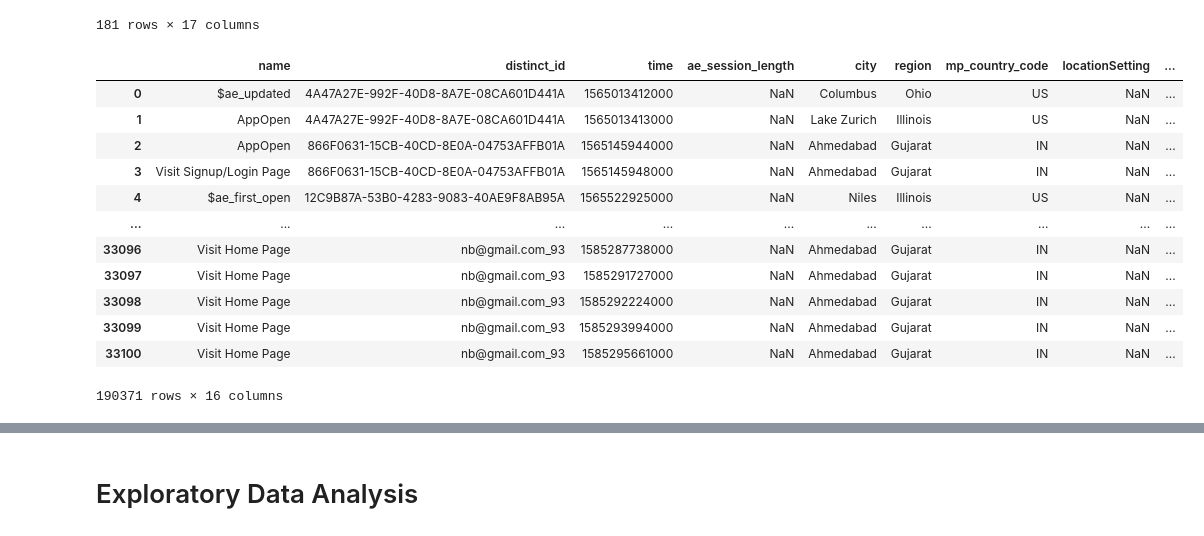
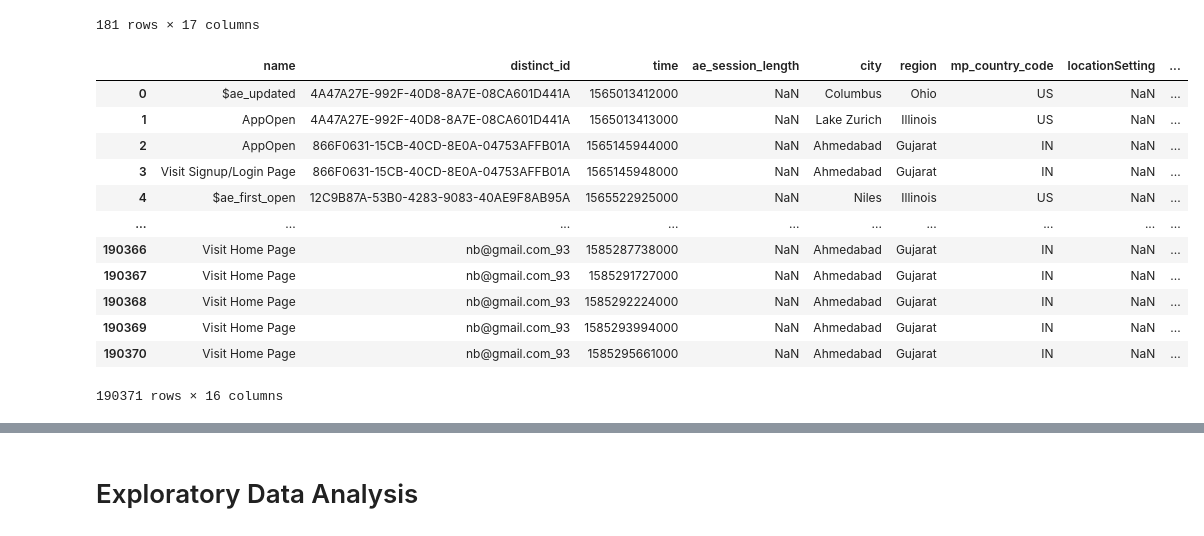
Before and after one commit to prkrishnan1/Simmer_DSS_SP20_Project_1, a Jupyter notebook: EDA_Charles.ipynb, the cells around one changed output, grey strips where cells are left out. Drawn from its saved outputs; the diff is of its cells as text; code cells hidden in the pictures.

```diff
--- a/EDA_Charles.ipynb
+++ b/EDA_Charles.ipynb
@@ -100,26 +100,28 @@ useful_features_event = ['name',
 def clean_event(event_data, features):
     event_data = event_data.loc[:, features]
     event_data.rename(columns=lambda x: re.sub('properties.|\$','',x), inplace=True)
+    event_data['ImageUploaded'].fillna(False, inplace=True)
+    event_data['ImageUploaded'] = event_data['ImageUploaded'].astype('int')
     return event_data
 # %%
 aug_sep_cleaned = clean_event(aug_sep, useful_features_event)
 oct_nov_cleaned = clean_event(oct_nov, useful_features_event)
 dec_jan_cleaned = clean_event(dec_jan, useful_features_event)
 feb_mar_cleaned = clean_event(feb_mar, useful_features_event)
-past_7_months = aug_sep_cleaned.append(oct_nov_cleaned).append(dec_jan_cleaned).append(feb_mar_cleaned)
+past_7_months = aug_sep_cleaned.append(oct_nov_cleaned).append(dec_jan_cleaned).append(feb_mar_cleaned).reset_index(drop=True)
 past_7_months
 # %% [output]
 |  | name | distinct_id | time | ae_session_length | city | region | mp_country_code | locationSetting | ... |
 | 0 | $ae_updated | 4A47A27E-992F-40D8-8A7E-08CA601D441A | 1565013412000 | NaN | Columbus | Ohio | US | NaN | ... |
 | 1 | AppOpen | 4A47A27E-992F-40D8-8A7E-08CA601D441A | 1565013413000 | NaN | Lake Zurich | Illinois | US | NaN | ... |
 | 2 | AppOpen | 866F0631-15CB-40CD-8E0A-04753AFFB01A | 1565145944000 | NaN | Ahmedabad | Gujarat | IN | NaN | ... |
 | 3 | Visit Signup/Login Page | 866F0631-15CB-40CD-8E0A-04753AFFB01A | 1565145948000 | NaN | Ahmedabad | Gujarat | IN | NaN | ... |
 | 4 | $ae_first_open | 12C9B87A-53B0-4283-9083-40AE9F8AB95A | 1565522925000 | NaN | Niles | Illinois | US | NaN | ... |
 | ... | ... | ... | ... | ... | ... | ... | ... | ... | ... |
-| 33096 | Visit Home Page | nb@gmail.com_93 | 1585287738000 | NaN | Ahmedabad | Gujarat | IN | NaN | ... |
-| 33097 | Visit Home Page | nb@gmail.com_93 | 1585291727000 | NaN | Ahmedabad | Gujarat | IN | NaN | ... |
-| 33098 | Visit Home Page | nb@gmail.com_93 | 1585292224000 | NaN | Ahmedabad | Gujarat | IN | NaN | ... |
-| 33099 | Visit Home Page | nb@gmail.com_93 | 1585293994000 | NaN | Ahmedabad | Gujarat | IN | NaN | ... |
-| 33100 | Visit Home Page | nb@gmail.com_93 | 1585295661000 | NaN | Ahmedabad | Gujarat | IN | NaN | ... |
+| 190366 | Visit Home Page | nb@gmail.com_93 | 1585287738000 | NaN | Ahmedabad | Gujarat | IN | NaN | ... |
+| 190367 | Visit Home Page | nb@gmail.com_93 | 1585291727000 | NaN | Ahmedabad | Gujarat | IN | NaN | ... |
+| 190368 | Visit Home Page | nb@gmail.com_93 | 1585292224000 | NaN | Ahmedabad | Gujarat | IN | NaN | ... |
+| 190369 | Visit Home Page | nb@gmail.com_93 | 1585293994000 | NaN | Ahmedabad | Gujarat | IN | NaN | ... |
+| 190370 | Visit Home Page | nb@gmail.com_93 | 1585295661000 | NaN | Ahmedabad | Gujarat | IN | NaN | ... |
 190371 rows × 16 columns
 # %%
```
Also changed, not shown: parts of 16 cells of this notebook.
